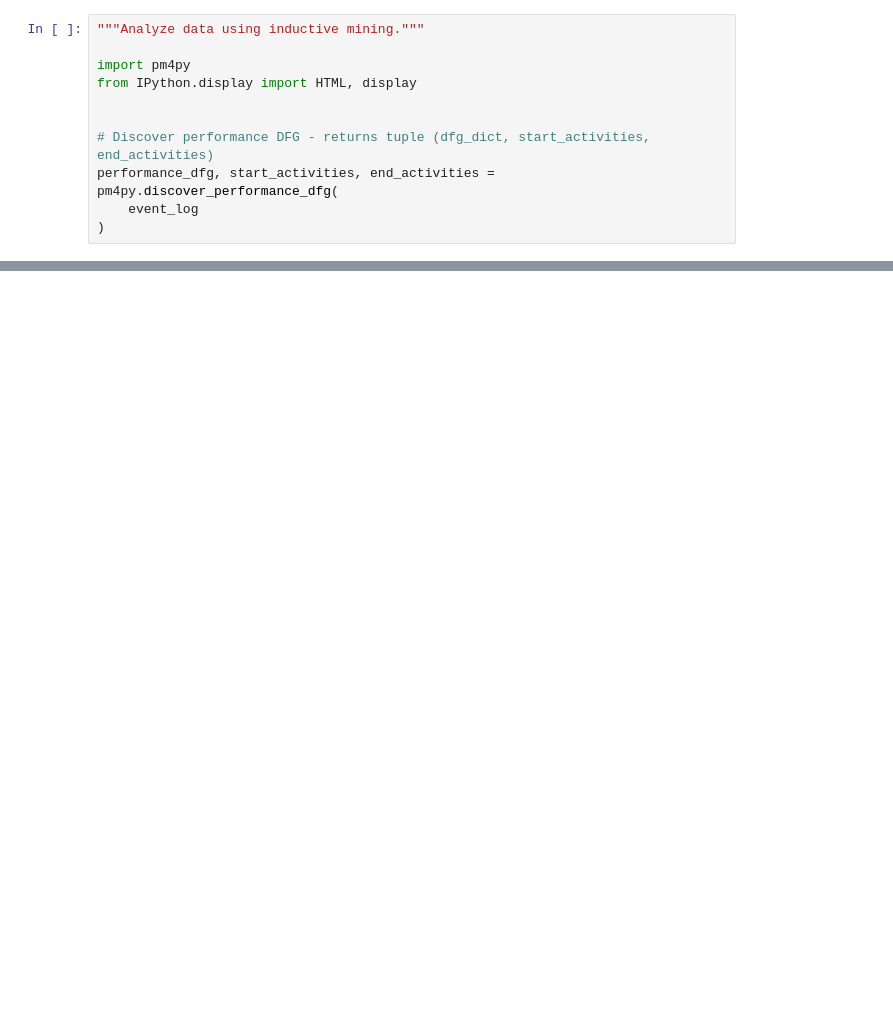
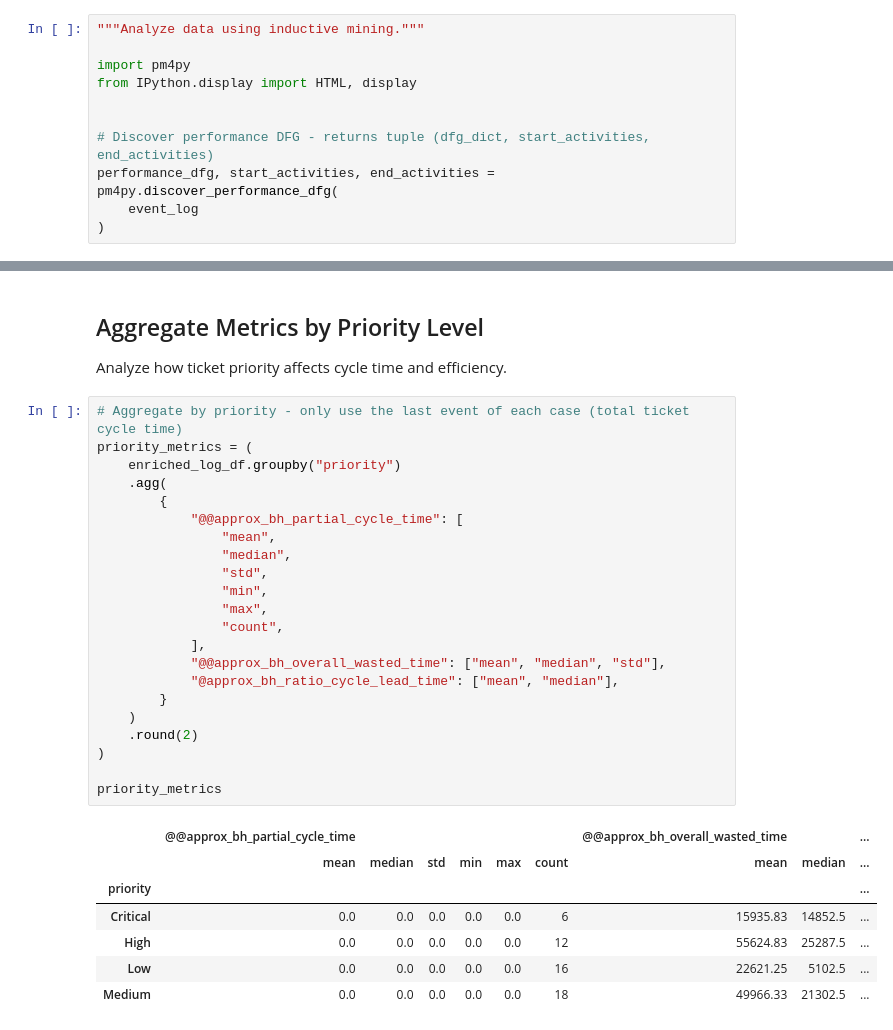
Before and after one commit to GarrettGruss/process-mining-demo, a Jupyter notebook: examples/example_3/example_3.ipynb, the cells around one changed output, grey strips where cells are left out. Saved outputs shown, nothing was run; the diff lists cells and outputs as text; blank space fills up the shorter version.

```diff
--- a/examples/example_3/example_3.ipynb
+++ b/examples/example_3/example_3.ipynb
@@ -63,0 +92,34 @@ Performance DFG saved to: ./example_3_dfg_performance.svg
+# %% [markdown]
+## Aggregate Metrics by Priority Level
+
+Analyze how ticket priority affects cycle time and efficiency.
+# %%
+# Aggregate by priority - only use the last event of each case (total ticket cycle time)
+priority_metrics = (
+    enriched_log_df.groupby("priority")
+    .agg(
+        {
+            "@@approx_bh_partial_cycle_time": [
+                "mean",
+                "median",
+                "std",
+                "min",
+                "max",
+                "count",
+            ],
+            "@@approx_bh_overall_wasted_time": ["mean", "median", "std"],
+            "@approx_bh_ratio_cycle_lead_time": ["mean", "median"],
+        }
+    )
+    .round(2)
+)
+
+priority_metrics
+# %% [output]
+|  | @@approx_bh_partial_cycle_time |  |  |  |  |  | @@approx_bh_overall_wasted_time |  | ... |
+|  | mean | median | std | min | max | count | mean | median | ... |
+| priority |  |  |  |  |  |  |  |  | ... |
+| Critical | 0.0 | 0.0 | 0.0 | 0.0 | 0.0 | 6 | 15935.83 | 14852.5 | ... |
+| High | 0.0 | 0.0 | 0.0 | 0.0 | 0.0 | 12 | 55624.83 | 25287.5 | ... |
+| Low | 0.0 | 0.0 | 0.0 | 0.0 | 0.0 | 16 | 22621.25 | 5102.5 | ... |
+| Medium | 0.0 | 0.0 | 0.0 | 0.0 | 0.0 | 18 | 49966.33 | 21302.5 | ... |
```
Also changed, not shown: parts of 8 cells of this notebook, 2 other files.
